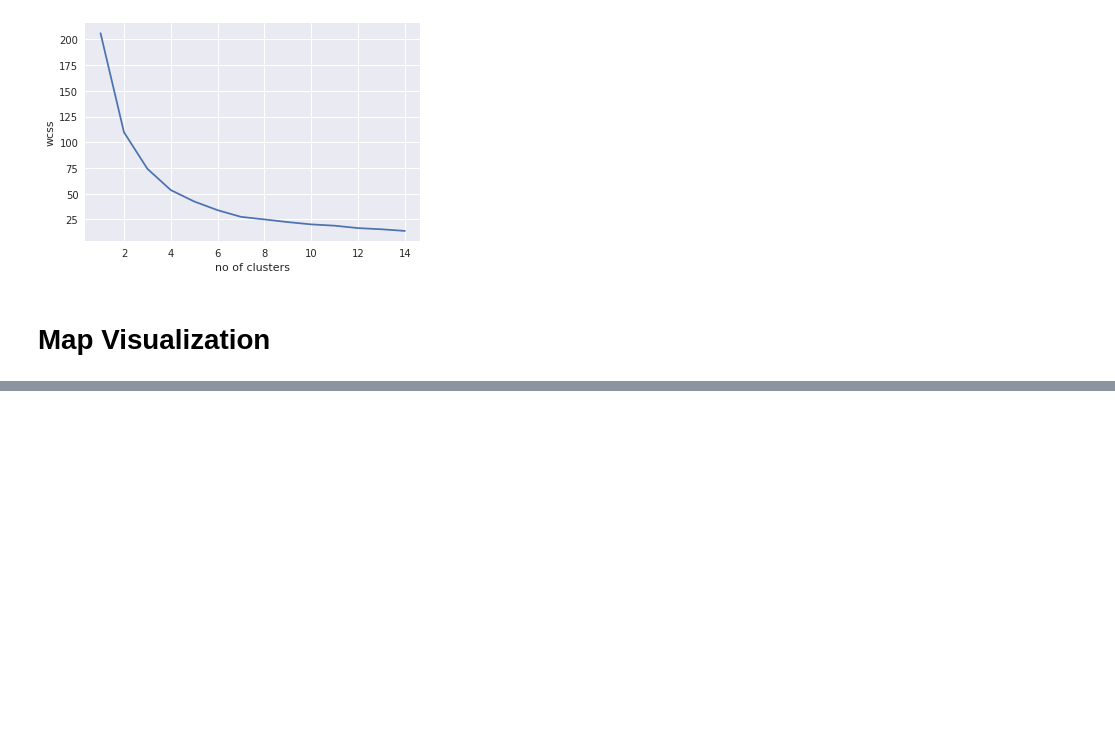
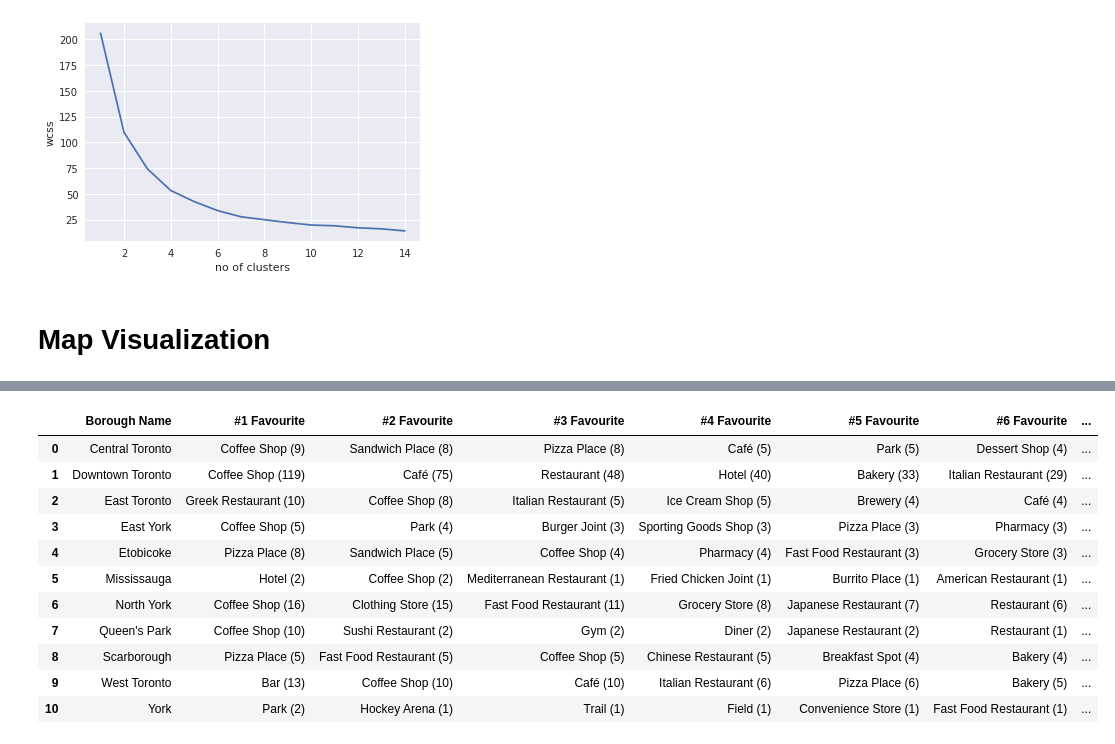
Before and after one commit to ksnblr/Coursera_Capstone, a Jupyter notebook: WebScrap.ipynb, the cells around one changed output, grey strips where cells are left out. Cells and saved outputs as stored; diff of their text form; code cells hidden in the pictures; blank space fills up the shorter version.

```diff
--- a/WebScrap.ipynb
+++ b/WebScrap.ipynb
@@ -225,0 +392,28 @@ map_toronto
+# %%
+borough_list = venue_df_hot_grouped['Borough Name']
+top_ten_list =[]
+for borough in borough_list:
+
+    temp = venue_df_hot_grouped[venue_df_hot_grouped['Borough Name']==borough].T.reset_index()
+    temp.columns=['Borough','Frequency']
+    temp = temp.iloc[1:]
+    temp.sort_values('Frequency',ascending=False,inplace=True)
+    top_ten_list.append(["{} ({})" .format(t[0],t[1]) for t in temp[:10].values])
+top_ten_list
+df_top_ten = pd.DataFrame(top_ten_list)
+df_top_ten.columns = ['#1 Favourite','#2 Favourite','#3 Favourite','#4 Favourite','#5 Favourite','#6 Favourite','#7 Favourite','#8 Favourite','#9Favourite','#10 Favourite',]
+df_top_ten.set_index(borough_list,inplace=True)
+df_top_ten.reset_index()
+# %% [output]
+|  | Borough Name | #1 Favourite | #2 Favourite | #3 Favourite | #4 Favourite | #5 Favourite | #6 Favourite | ... |
+| 0 | Central Toronto | Coffee Shop (9) | Sandwich Place (8) | Pizza Place (8) | Café (5) | Park (5) | Dessert Shop (4) | ... |
+| 1 | Downtown Toronto | Coffee Shop (119) | Café (75) | Restaurant (48) | Hotel (40) | Bakery (33) | Italian Restaurant (29) | ... |
+| 2 | East Toronto | Greek Restaurant (10) | Coffee Shop (8) | Italian Restaurant (5) | Ice Cream Shop (5) | Brewery (4) | Café (4) | ... |
+| 3 | East York | Coffee Shop (5) | Park (4) | Burger Joint (3) | Sporting Goods Shop (3) | Pizza Place (3) | Pharmacy (3) | ... |
+| 4 | Etobicoke | Pizza Place (8) | Sandwich Place (5) | Coffee Shop (4) | Pharmacy (4) | Fast Food Restaurant (3) | Grocery Store (3) | ... |
+| 5 | Mississauga | Hotel (2) | Coffee Shop (2) | Mediterranean Restaurant (1) | Fried Chicken Joint (1) | Burrito Place (1) | American Restaurant (1) | ... |
+| 6 | North York | Coffee Shop (16) | Clothing Store (15) | Fast Food Restaurant (11) | Grocery Store (8) | Japanese Restaurant (7) | Restaurant (6) | ... |
+| 7 | Queen's Park | Coffee Shop (10) | Sushi Restaurant (2) | Gym (2) | Diner (2) | Japanese Restaurant (2) | Restaurant (1) | ... |
+| 8 | Scarborough | Pizza Place (5) | Fast Food Restaurant (5) | Coffee Shop (5) | Chinese Restaurant (5) | Breakfast Spot (4) | Bakery (4) | ... |
+| 9 | West Toronto | Bar (13) | Coffee Shop (10) | Café (10) | Italian Restaurant (6) | Pizza Place (6) | Bakery (5) | ... |
+| 10 | York | Park (2) | Hockey Arena (1) | Trail (1) | Field (1) | Convenience Store (1) | Fast Food Restaurant (1) | ... |
```
Also changed, not shown: parts of 30 cells of this notebook.
